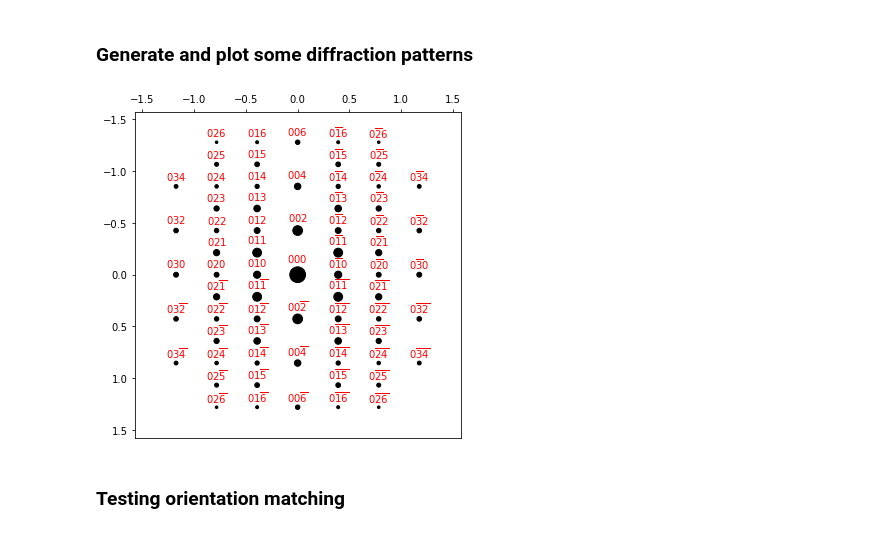
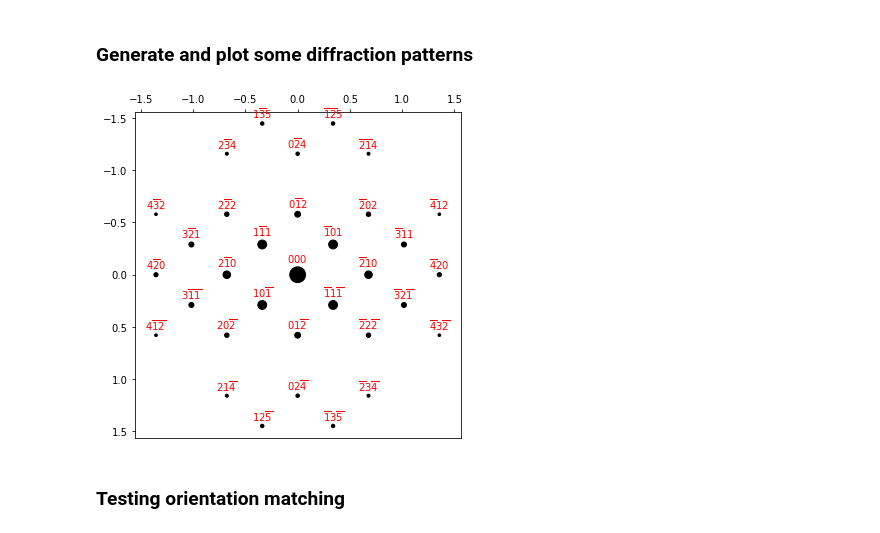
Before and after one commit to py4dstem/py4DSTEM_tutorials, a Jupyter notebook: notebooks/acom/ACOM_basics_02_hexagonal.ipynb, the cells around one changed output. Drawn from its saved outputs; the diff is of its cells as text; code cells hidden in the pictures.

```diff
--- a/notebooks/acom/ACOM_basics_02_hexagonal.ipynb
+++ b/notebooks/acom/ACOM_basics_02_hexagonal.ipynb
@@ -146,34 +146,39 @@ ax.set_xlim([0, crystal.k_max]);
 # %%
 # Hexagonal zone
 # zone_axis_test = [0,0,0,1]  # Zone axis
 
 # 10-10 type zones
 # zone_axis_test = [1,-1,0,0]  # Zone axis
 # zone_axis_test = [1,0,-1,0]  # Zone axis
 # zone_axis_test = [0,1,-1,0]  # Zone axis
 
 # 11-20 type zones
 # zone_axis_test = [1,1,-2,0]  # Zone axis
 # zone_axis_test = [1,-2,1,0]  # Zone axis
 zone_axis_test = [-2,1,1,0]  # Zone axis
 
 # other zones
 # zone_axis_test = [0,1,1]  # 1-213
+# zone_axis_test = [1,-2,1,3]
+
 # zone_axis_test = [0,2,1]  # -24-23
+# zone_axis_test = [-2,4,-2,3]
+
 # zone_axis_test = [1,2,1]  # 01-11
+zone_axis_test = [0,1,-1,1]
 
 bragg_peaks = crystal.generate_diffraction_pattern(
-    zone_axis_miller = zone_axis_test,
+    zone_axis_lattice = zone_axis_test,
     sigma_excitation_error=0.02,
 #     tol_intensity=0,
 )
 
 py4DSTEM.process.diffraction.plot_diffraction_pattern(
     bragg_peaks,
     figsize=(6,6),
 )
 # %% [output]
-[figure, old version]
+[figure, new version]
 # %% [markdown]
 ### Testing orientation matching
 # %%
```
Also changed, not shown: parts of 11 cells of this notebook, 2 other files.
